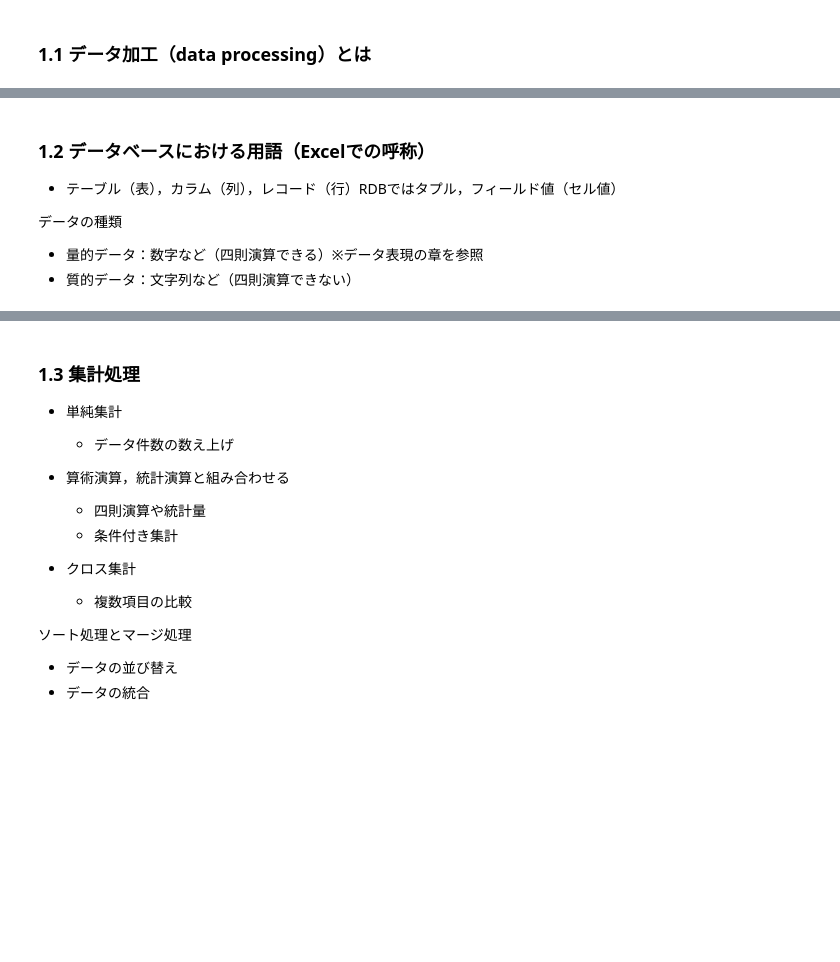
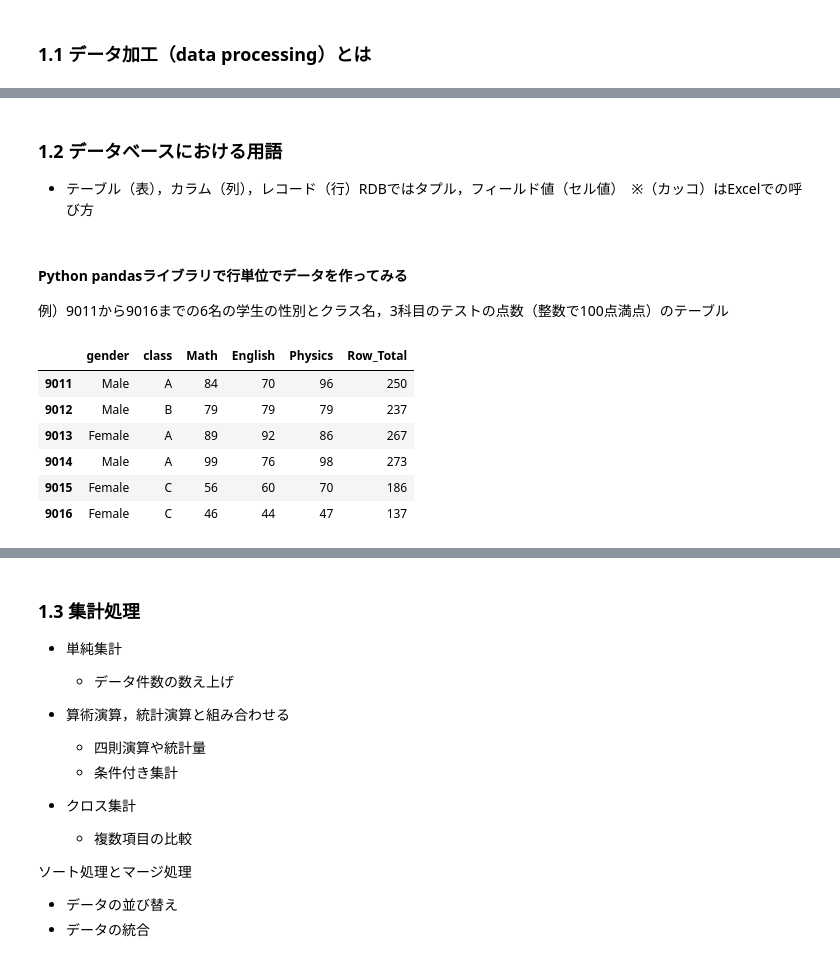
Before and after one commit to MDASH-shinshu/MDASH-T-DE, a Jupyter notebook: 5/5_data_processing_colab.ipynb, the cells around one changed output, grey strips where cells are left out. Drawn from its saved outputs; the diff is of its cells as text; code cells hidden in the pictures; blank space fills up the shorter version.

```diff
--- a/5/5_data_processing_colab.ipynb
+++ b/5/5_data_processing_colab.ipynb
@@ -32,9 +32,10 @@
 <a href="http://www.mi.u-tokyo.ac.jp/pdf/2-5_data_processing.pdf#page=4"><img src='https://raw.githubusercontent.com/MDASH-shinshu/MDASH-T-DE/main/5/UTAI-text/JPEG/2-5_data_processing_04.jpg' alt='データ加工とは' width='640' border='1'></a>
 </figure>
 # %% [markdown]
-### 1.2 データベースにおける用語（Excelでの呼称）
-* テーブル（表），カラム（列），レコード（行）RDBではタプル，フィールド値（セル値）
+### 1.2 データベースにおける用語
 
-データの種類
-* 量的データ：数字など（四則演算できる）※データ表現の章を参照
-* 質的データ：文字列など（四則演算できない）
+* テーブル（表），カラム（列），レコード（行）RDBではタプル，フィールド値（セル値）　※（カッコ）はExcelでの呼び方
+# %% [markdown]
+#### Python pandasライブラリで行単位でデータを作ってみる
+
+例）9011から9016までの6名の学生の性別とクラス名，3科目のテストの点数（整数で100点満点）のテーブル
@@ -40,0 +60,12 @@
+# %%
+# English カラム（列） を緑色にする
+css_bg_b = {"background-color": "green"}
+display(df.style.set_properties(subset="English", **css_bg_b))
+# %% [output]
+|  | gender | class | Math | English | Physics | Row_Total |
+| 9011 | Male | A | 84 | 70 | 96 | 250 |
+| 9012 | Male | B | 79 | 79 | 79 | 237 |
+| 9013 | Female | A | 89 | 92 | 86 | 267 |
+| 9014 | Male | A | 99 | 76 | 98 | 273 |
+| 9015 | Female | C | 56 | 60 | 70 | 186 |
+| 9016 | Female | C | 46 | 44 | 47 | 137 |
```
Also changed, not shown: parts of 24 cells of this notebook.
